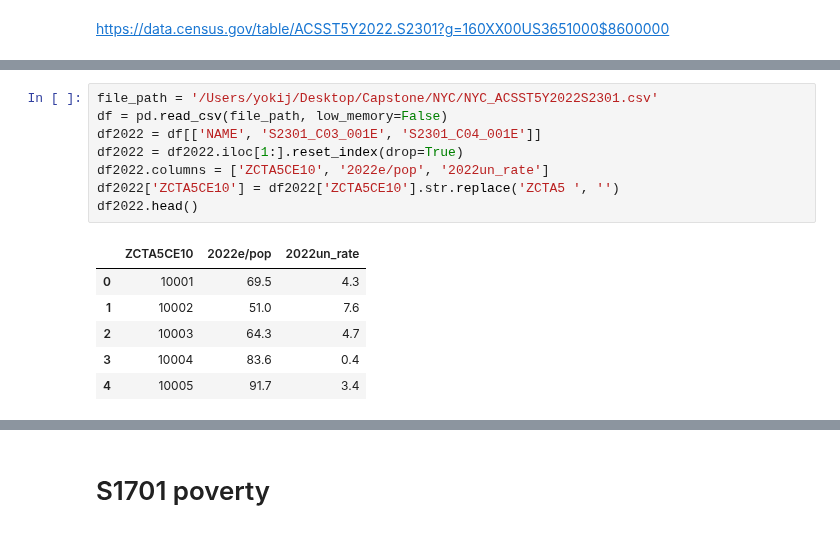
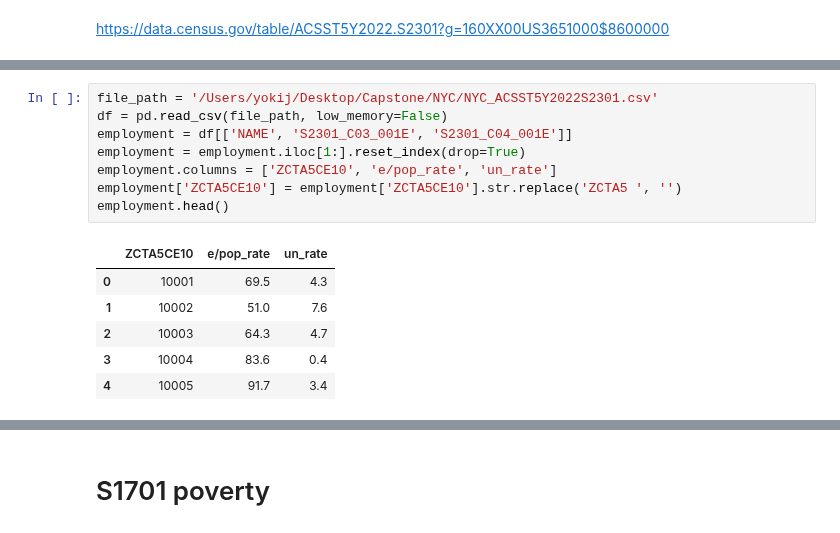
Before and after one commit to bail-reform/NYC, a Jupyter notebook: NYC_Data_Aggregation .ipynb, the cells around one changed output, grey strips where cells are left out. Drawn from its saved outputs; the diff is of its cells as text.

```diff
--- a/NYC_Data_Aggregation .ipynb
+++ b/NYC_Data_Aggregation .ipynb
@@ -210,13 +213,13 @@ https://data.census.gov/table/ACSST5Y2022.S2301?g=160XX00US3651000$8600000
 # %%
 file_path = '/Users/yokij/Desktop/Capstone/NYC/NYC_ACSST5Y2022S2301.csv'
 df = pd.read_csv(file_path, low_memory=False)
-df2022 = df[['NAME', 'S2301_C03_001E', 'S2301_C04_001E']]
-df2022 = df2022.iloc[1:].reset_index(drop=True)
-df2022.columns = ['ZCTA5CE10', '2022e/pop', '2022un_rate']
-df2022['ZCTA5CE10'] = df2022['ZCTA5CE10'].str.replace('ZCTA5 ', '')
-df2022.head()
+employment = df[['NAME', 'S2301_C03_001E', 'S2301_C04_001E']]
+employment = employment.iloc[1:].reset_index(drop=True)
+employment.columns = ['ZCTA5CE10', 'e/pop_rate', 'un_rate']
+employment['ZCTA5CE10'] = employment['ZCTA5CE10'].str.replace('ZCTA5 ', '')
+employment.head()
 # %% [output]
-|  | ZCTA5CE10 | 2022e/pop | 2022un_rate |
+|  | ZCTA5CE10 | e/pop_rate | un_rate |
 | 0 | 10001 | 69.5 | 4.3 |
 | 1 | 10002 | 51.0 | 7.6 |
 | 2 | 10003 | 64.3 | 4.7 |
```
Also changed, not shown: parts of 92 cells of this notebook.
